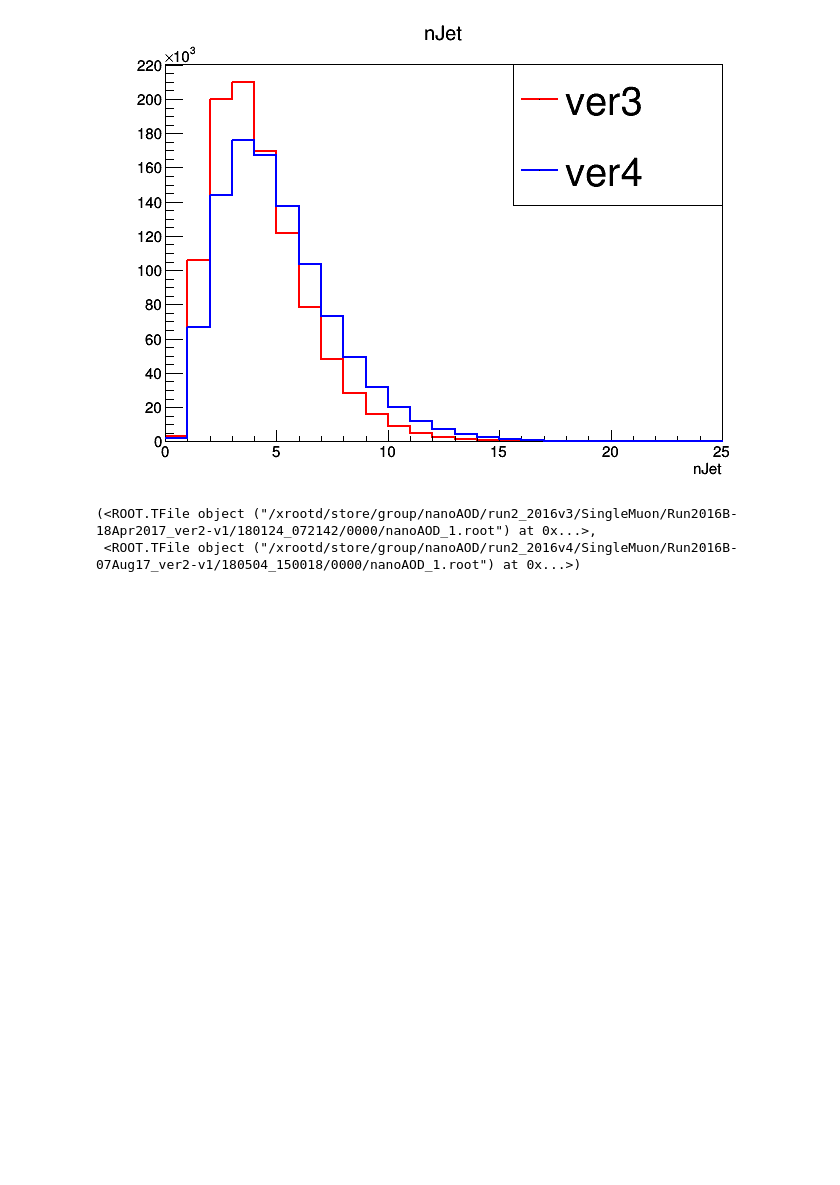
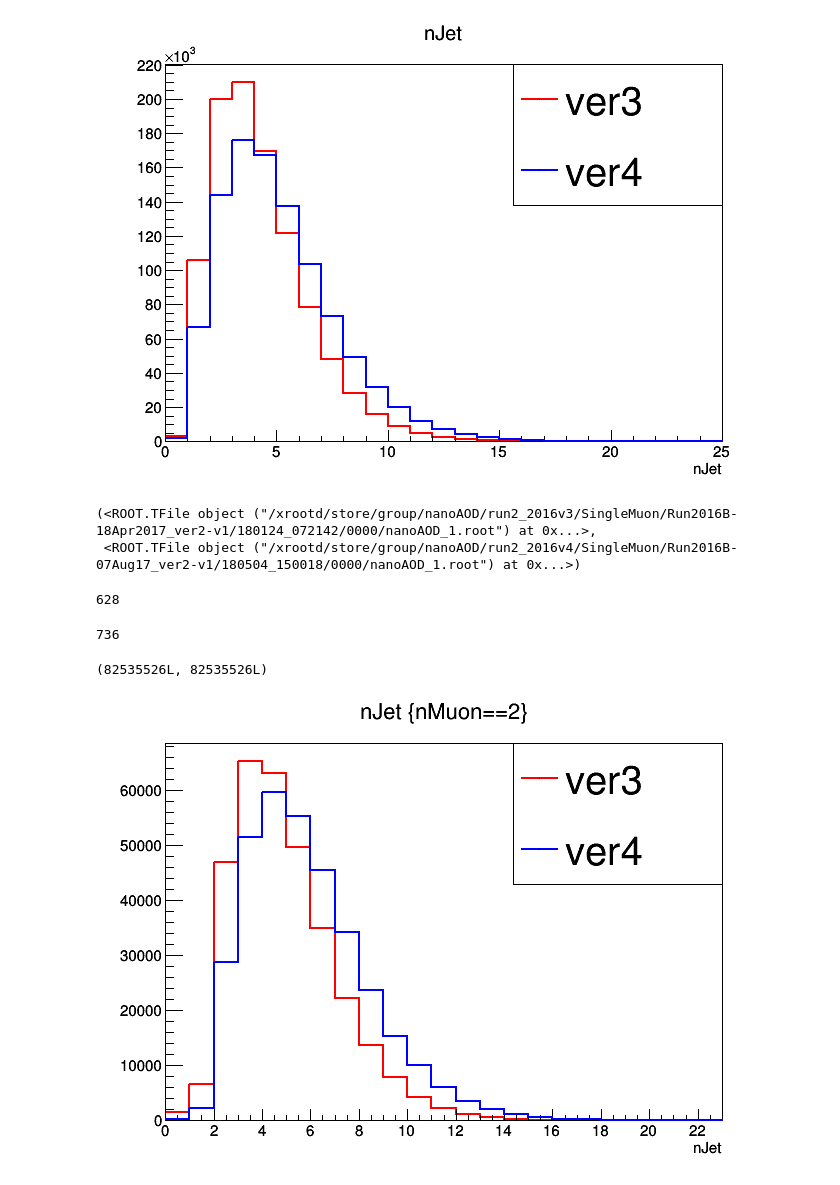
Before and after one commit to watson-ij/tsW, a Jupyter notebook: cms/DataAnalysis.ipynb, the cells around one changed output. Drawn from its saved outputs; the diff is of its cells as text; code cells hidden in the pictures; blank space fills up the shorter version.

Commit message:
Add DoubleMuon comparison to DataAnalysis

```diff
--- a/cms/DataAnalysis.ipynb
+++ b/cms/DataAnalysis.ipynb
@@ -48,3 +48,39 @@ d3.GetCurrentFile(), d.GetCurrentFile()
 # %% [output]
 (<ROOT.TFile object ("/xrootd/store/group/nanoAOD/run2_2016v3/SingleMuon/Run2016B-18Apr2017_ver2-v1/180124_072142/0000/nanoAOD_1.root") at 0x...>,
  <ROOT.TFile object ("/xrootd/store/group/nanoAOD/run2_2016v4/SingleMuon/Run2016B-07Aug17_ver2-v1/180504_150018/0000/nanoAOD_1.root") at 0x...>)
+# %%
+d3 = ROOT.TChain("Events")
+d3.Add("/xrootd/store/group/nanoAOD/run2_2016v3/DoubleMuon/Run2016B-18Apr2017_ver2-v1/180124_074527/0000/*root")
+# %% [output]
+628
+# %%
+d = ROOT.TChain("Events")
+d.Add("/xrootd/store/group/nanoAOD/run2_2016v4/DoubleMuon/Run2016B-07Aug17_ver2-v1/180504_151710/0000/*root")
+# %% [output]
+736
+# %%
+d3.GetEntries(), d.GetEntries()
+# %% [output]
+(82535526L, 82535526L)
+# %%
+d3.SetLineColor(ROOT.kRed)
+d.SetLineColor(ROOT.kBlue)
+
+d3.SetLineWidth(2)
+d.SetLineWidth(2)
+
+lgd = ROOT.TLegend(0.6,0.6,0.9,0.9)
+lgd.AddEntry(d3, "ver3")
+lgd.AddEntry(d, "ver4")
+
+ROOT.gStyle.SetOptStat(0)
+
+cvs = ROOT.TCanvas()
+# %%
+d3.Draw("nJet", "nMuon==2", "", 1000000)
+d.Draw("nJet", "nMuon==2", "same", 1000000)
+lgd.Draw()
+
+cvs.Draw()
+# %% [output]
+[figure, added]
```
Also changed, not shown: parts of 1 cell of this notebook.
